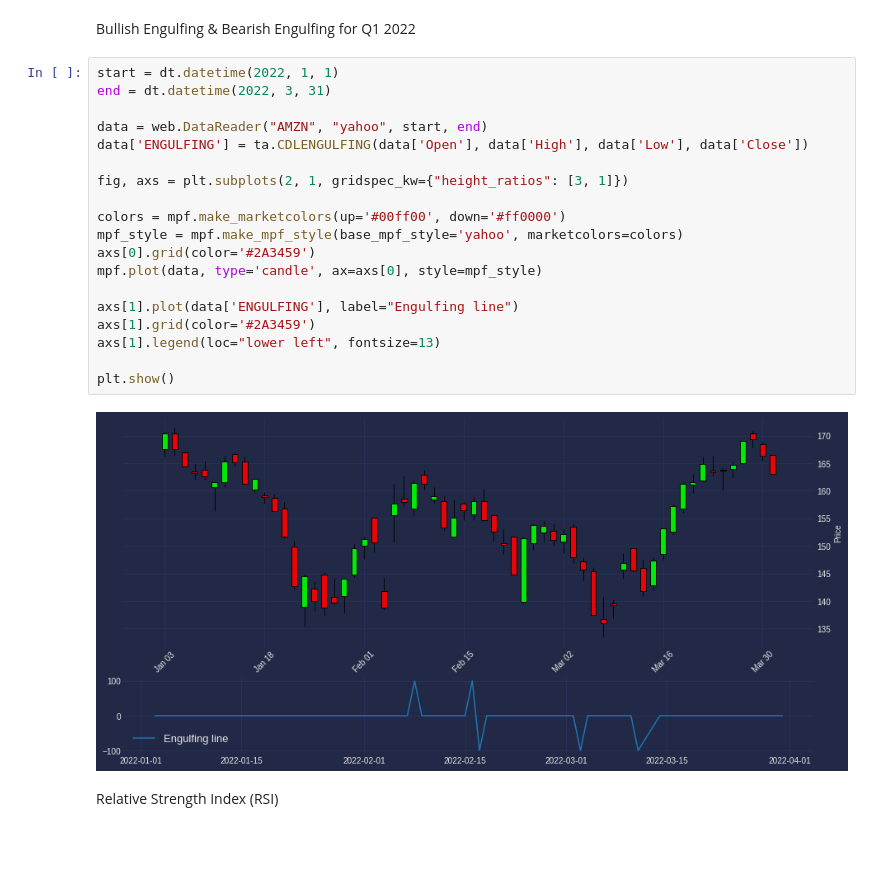
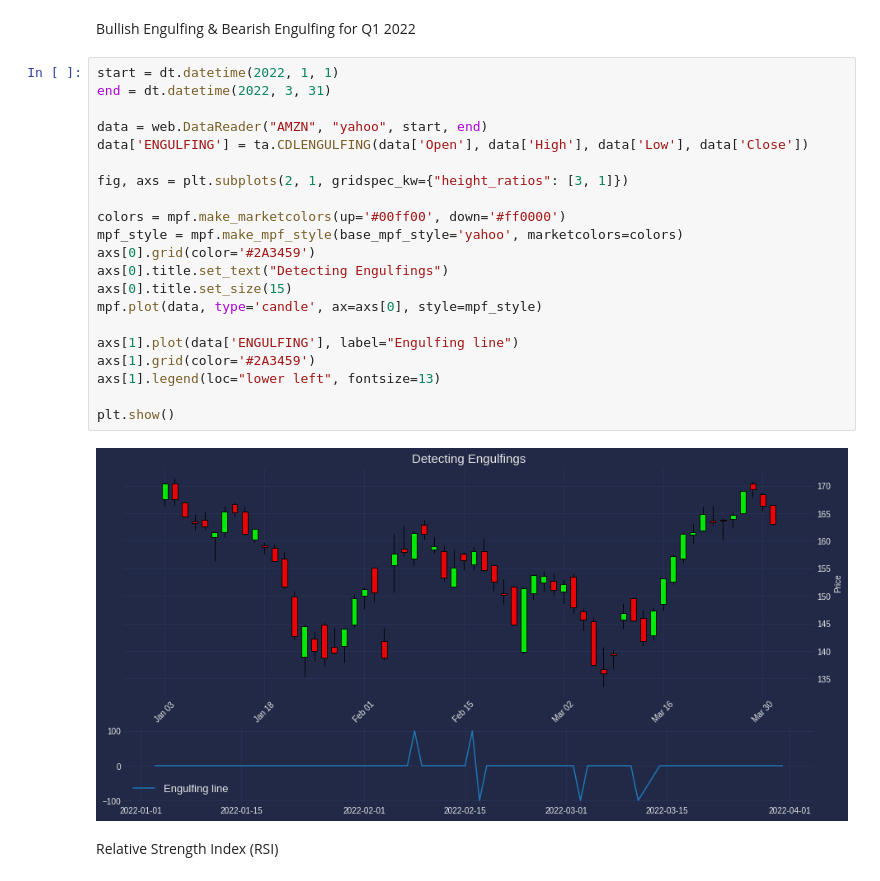
Before and after one commit to elias-valter/FAANG-technical-analysis, a Jupyter notebook: amzn.ipynb, the cells around one changed output. Drawn from its saved outputs; the diff is of its cells as text; blank space fills up the shorter version.

```diff
--- a/amzn.ipynb
+++ b/amzn.ipynb
@@ -95,24 +97,26 @@ Bullish Engulfing & Bearish Engulfing for Q1 2022
 # %%
 start = dt.datetime(2022, 1, 1)
 end = dt.datetime(2022, 3, 31)
 
 data = web.DataReader("AMZN", "yahoo", start, end)
 data['ENGULFING'] = ta.CDLENGULFING(data['Open'], data['High'], data['Low'], data['Close'])
 
 fig, axs = plt.subplots(2, 1, gridspec_kw={"height_ratios": [3, 1]})
 
 colors = mpf.make_marketcolors(up='#00ff00', down='#ff0000')
 mpf_style = mpf.make_mpf_style(base_mpf_style='yahoo', marketcolors=colors)
 axs[0].grid(color='#2A3459')
+axs[0].title.set_text("Detecting Engulfings")
+axs[0].title.set_size(15)
 mpf.plot(data, type='candle', ax=axs[0], style=mpf_style)
 
 axs[1].plot(data['ENGULFING'], label="Engulfing line")
 axs[1].grid(color='#2A3459')
 axs[1].legend(loc="lower left", fontsize=13)
 
 plt.show()
 # %% [output]
-[figure, old version]
+[figure, new version]
 # %% [markdown]
 Relative Strength Index (RSI)
 # %%
```
Also changed, not shown: parts of 5 cells of this notebook.
